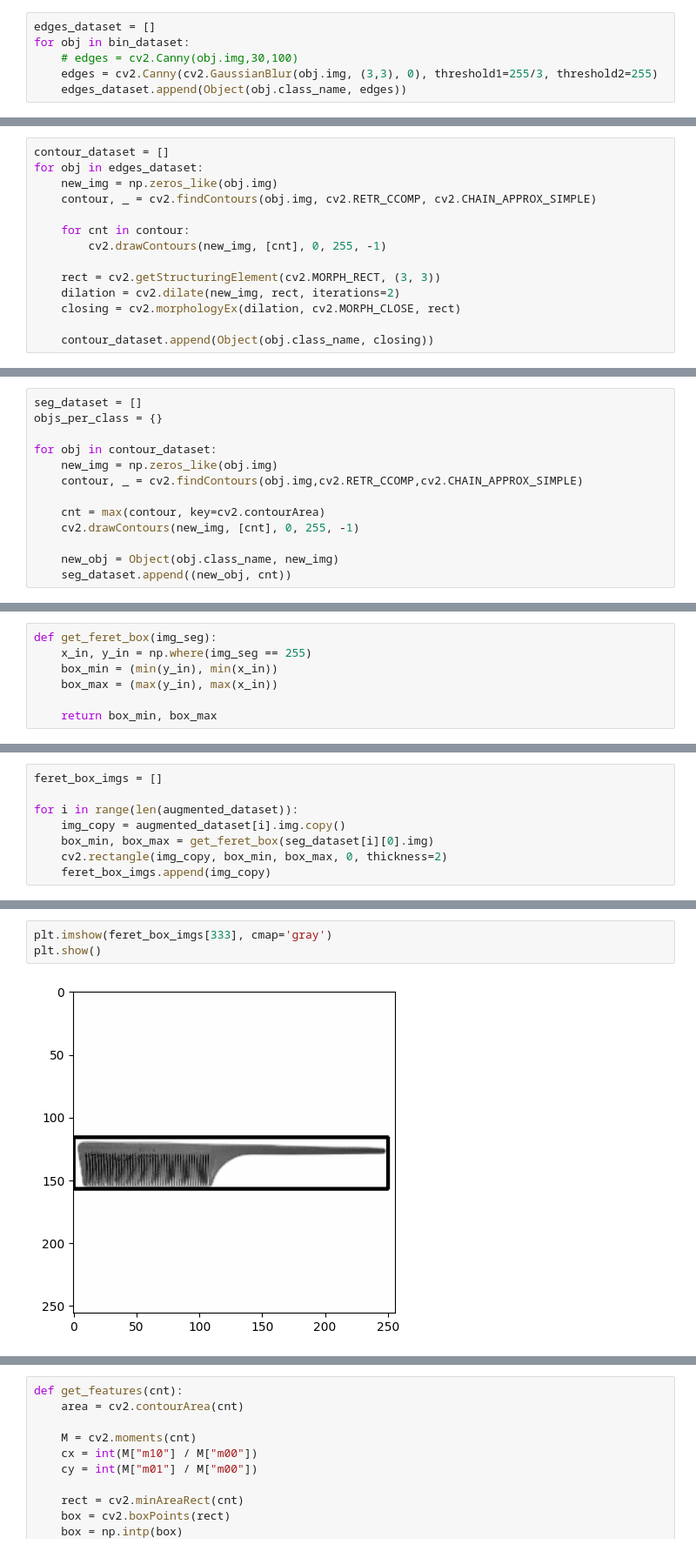
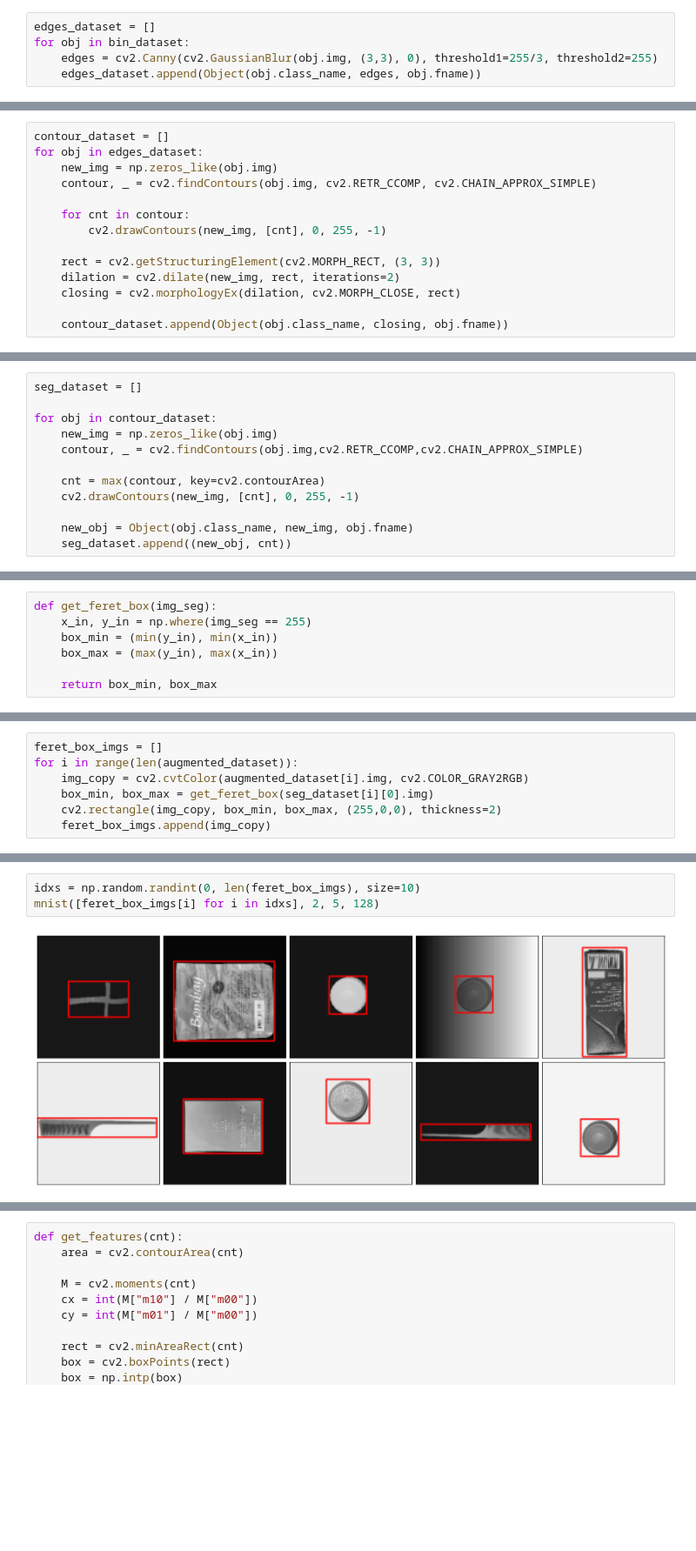
Before and after one commit to csrjr/mac0447EP, a Jupyter notebook: ImageClassifier/model.ipynb, the cells around one changed output, grey strips where cells are left out. Shown at 87% size. Saved outputs shown, nothing was run; the diff lists cells and outputs as text; blank space fills up the shorter version.

```diff
--- a/ImageClassifier/model.ipynb
+++ b/ImageClassifier/model.ipynb
@@ -60,6 +143,5 @@ plt.show()
 # %%
 edges_dataset = []
 for obj in bin_dataset:
-    # edges = cv2.Canny(obj.img,30,100)
     edges = cv2.Canny(cv2.GaussianBlur(obj.img, (3,3), 0), threshold1=255/3, threshold2=255)
-    edges_dataset.append(Object(obj.class_name, edges))
+    edges_dataset.append(Object(obj.class_name, edges, obj.fname))
@@ -81,4 +160,4 @@ for obj in edges_dataset:
     dilation = cv2.dilate(new_img, rect, iterations=2)
     closing = cv2.morphologyEx(dilation, cv2.MORPH_CLOSE, rect)
 
-    contour_dataset.append(Object(obj.class_name, closing))
+    contour_dataset.append(Object(obj.class_name, closing, obj.fname))
@@ -90,6 +166,5 @@ plt.show()
 # %%
 seg_dataset = []
-objs_per_class = {}
 
 for obj in contour_dataset:
     new_img = np.zeros_like(obj.img)
@@ -98,5 +173,5 @@ for obj in contour_dataset:
     cnt = max(contour, key=cv2.contourArea)
     cv2.drawContours(new_img, [cnt], 0, 255, -1)
 
-    new_obj = Object(obj.class_name, new_img)
+    new_obj = Object(obj.class_name, new_img, obj.fname)
     seg_dataset.append((new_obj, cnt))
@@ -115,8 +203,7 @@ def get_feret_box(img_seg):
 # %%
 feret_box_imgs = []
-
 for i in range(len(augmented_dataset)):
-    img_copy = augmented_dataset[i].img.copy()
+    img_copy = cv2.cvtColor(augmented_dataset[i].img, cv2.COLOR_GRAY2RGB)
     box_min, box_max = get_feret_box(seg_dataset[i][0].img)
-    cv2.rectangle(img_copy, box_min, box_max, 0, thickness=2)
+    cv2.rectangle(img_copy, box_min, box_max, (255,0,0), thickness=2)
     feret_box_imgs.append(img_copy)
@@ -123,5 +212,5 @@ for i in range(len(augmented_dataset)):
 # %%
-plt.imshow(feret_box_imgs[333], cmap='gray')
-plt.show()
+idxs = np.random.randint(0, len(feret_box_imgs), size=10)
+mnist([feret_box_imgs[i] for i in idxs], 2, 5, 128)
 # %% [output]
-[figure, old version]
+[figure, new version]
```
Also changed, not shown: parts of 79 cells of this notebook, 11 other files.
